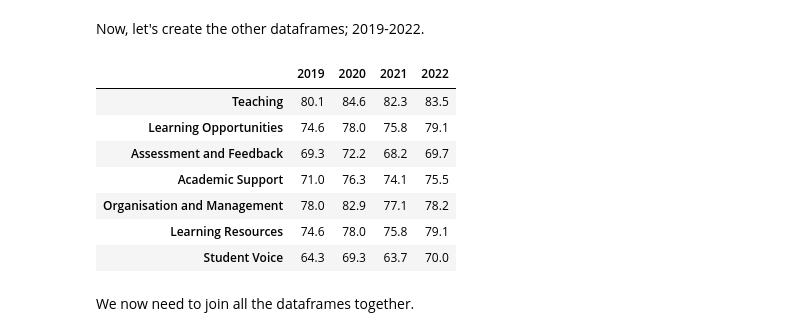
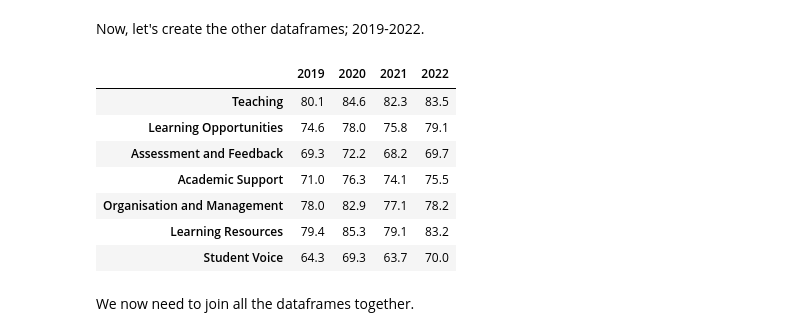
Before and after one commit to codingfishguy/ST115-Group-Project, a Jupyter notebook: Report.ipynb, the cells around one changed output. Saved outputs shown, nothing was run; the diff lists cells and outputs as text; code cells hidden in the pictures.

```diff
--- a/Report.ipynb
+++ b/Report.ipynb
@@ -720,6 +726,9 @@ As suspected, students studying quantitative degrees were less satisfied in *eve
 # %% [markdown]
 We now turn to answering how LSE student satisfaction has evolved over the years- which requires many pieces of data from the Data folder.The data is arranged in different ways from the 2023 NSS data, which means it requires different cleaning methods.
 # %%
+dat_2015=pd.read_excel('./data/2015_dat.xlsx', sheet_name='NSSFULLTIME1', header=3)
+dat_2016=pd.read_excel('./data/2016_dat.xlsx', sheet_name='NSSFULLTIME1', header=3)
+dat_2017=pd.read_excel('./data/2017_dat.xlsx', sheet_name='NSSFULLTIME1', header=3)
 dat_2018=pd.read_excel('./data/2018_dat.xlsx', sheet_name='NSSFULLTIME1', header=3)
 dat_2019=pd.read_excel('./data/2019_dat.xlsx',sheet_name='NSSFULLTIME1', header=3)
 dat_2020=pd.read_excel('./data/2020_dat.xlsx',sheet_name='NSSFULLTIME1', header=3)
@@ -838,35 +854,35 @@ for year, dat in years.items():
      assessdat=dat[dat['Question Number']=='Scale03']
      supportdat=dat[dat['Question Number']=='Scale04']
      orgdat=dat[dat['Question Number']=='Scale05']
      resourcedat=dat[dat['Question Number']=='Scale06']
      voicedat=dat[dat['Question Number']=='Scale08']
 
      columns_to_average = ['Answered 4', 'Answered 5']
 
      # Calculate the mean along the columns axis (axis=1)
      teach=teachdat[columns_to_average].mean().sum()*100
      learn=learndat[columns_to_average].mean().sum()*100
      assess=assessdat[columns_to_average].mean().sum()*100
      support=supportdat[columns_to_average].mean().sum()*100
      org=orgdat[columns_to_average].mean().sum()*100
      resource=resourcedat[columns_to_average].mean().sum()*100
      voice=voicedat[columns_to_average].mean().sum()*100
 
      mixdict[year]= {'Teaching': teach, 'Learning Opportunities':learn, 'Assessment and Feedback':assess,
-                     'Academic Support': support, 'Organisation and Management': org, 'Learning Resources': learn,
+                     'Academic Support': support, 'Organisation and Management': org, 'Learning Resources': resource,
                      'Student Voice':voice}
 
 before2023=pd.DataFrame(mixdict)
 before_2023=before2023.round(1)
 before_2023
 # %% [output]
 |  | 2019 | 2020 | 2021 | 2022 |
 | Teaching | 80.1 | 84.6 | 82.3 | 83.5 |
 | Learning Opportunities | 74.6 | 78.0 | 75.8 | 79.1 |
 | Assessment and Feedback | 69.3 | 72.2 | 68.2 | 69.7 |
 | Academic Support | 71.0 | 76.3 | 74.1 | 75.5 |
 | Organisation and Management | 78.0 | 82.9 | 77.1 | 78.2 |
-| Learning Resources | 74.6 | 78.0 | 75.8 | 79.1 |
+| Learning Resources | 79.4 | 85.3 | 79.1 | 83.2 |
 | Student Voice | 64.3 | 69.3 | 63.7 | 70.0 |
 # %% [markdown]
 We now need to join all the dataframes together.
```
Also changed, not shown: parts of 38 cells of this notebook, 2 other files.
